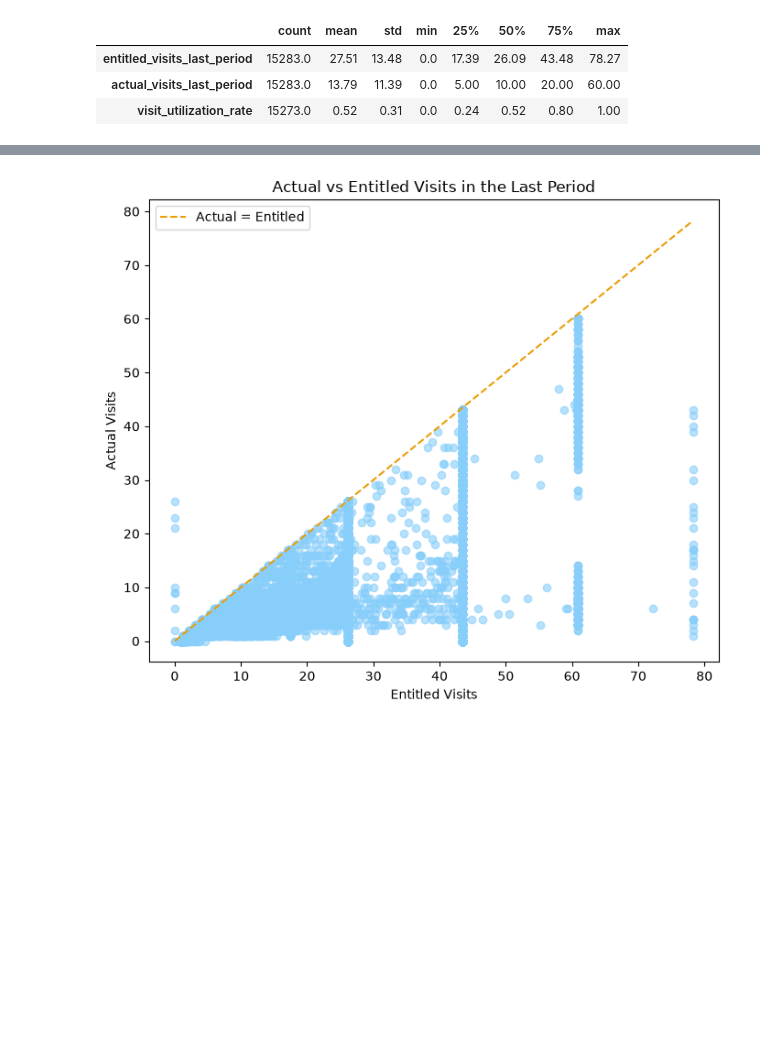
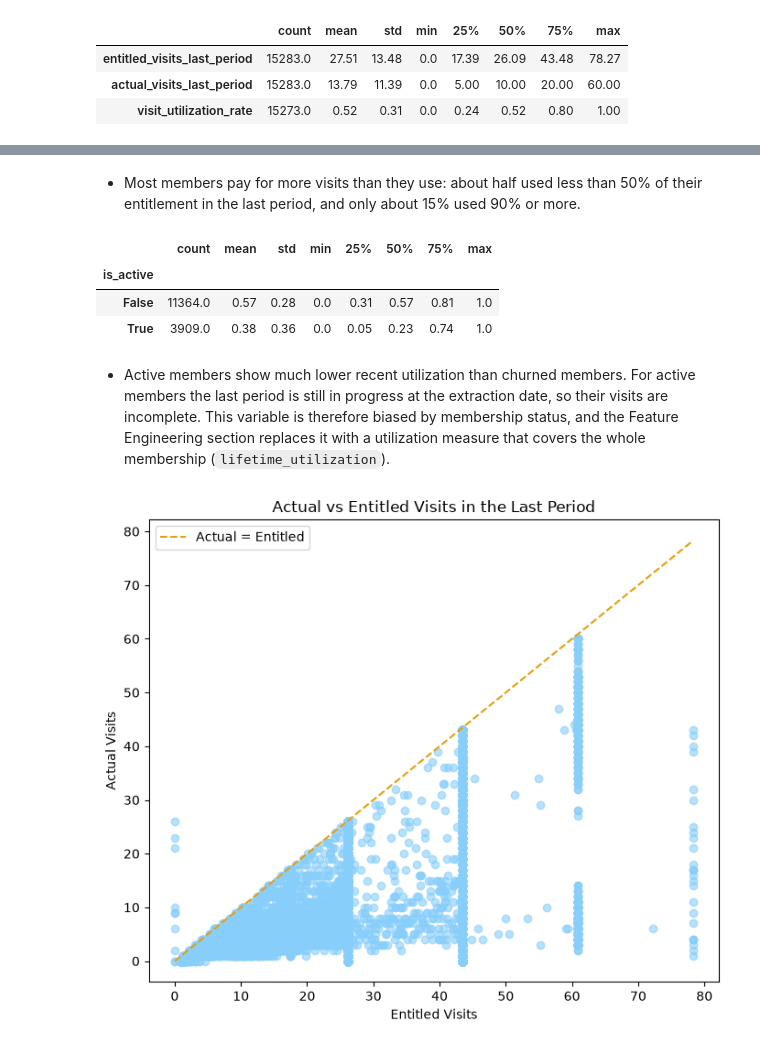
Before and after one commit to jfmenezes/Data-Mining-Project, a Jupyter notebook: Notebooks/DE_Graphs_adjusted.ipynb, the cells around one changed output, grey strips where cells are left out. Drawn from its saved outputs; the diff is of its cells as text; code cells hidden in the pictures; blank space fills up the shorter version.

Commit message:
Rework plan utilization subsection and clarify its role in feature engineering
Co-Authored-By: Claude Opus 5.5 <noreply@anthropic.com>

```diff
--- a/Notebooks/DE_Graphs_adjusted.ipynb
+++ b/Notebooks/DE_Graphs_adjusted.ipynb
@@ -686,3 +682,14 @@ This graphs shows that most users pay but do not fully utilize their weekly enti
+# %% [markdown]
+- Most members pay for more visits than they use: about half used less than 50% of their entitlement in the last period, and only about 15% used 90% or more.
+# %%
+acdc_dataset.groupby('is_active')['visit_utilization_rate'].describe().round(2)
+# %% [output]
+|  | count | mean | std | min | 25% | 50% | 75% | max |
+| is_active |  |  |  |  |  |  |  |  |
+| False | 11364.0 | 0.57 | 0.28 | 0.0 | 0.31 | 0.57 | 0.81 | 1.0 |
+| True | 3909.0 | 0.38 | 0.36 | 0.0 | 0.05 | 0.23 | 0.74 | 1.0 |
+# %% [markdown]
+- Active members show much lower recent utilization than churned members. For active members the last period is still in progress at the extraction date, so their visits are incomplete. This variable is therefore biased by membership status, and the Feature Engineering section replaces it with a utilization measure that covers the whole membership (`lifetime_utilization`).
 # %%
 visit_comparison = acdc_dataset[['entitled_visits_last_period', 'actual_visits_last_period']].dropna()
 
```
Also changed, not shown: parts of 77 cells of this notebook.
